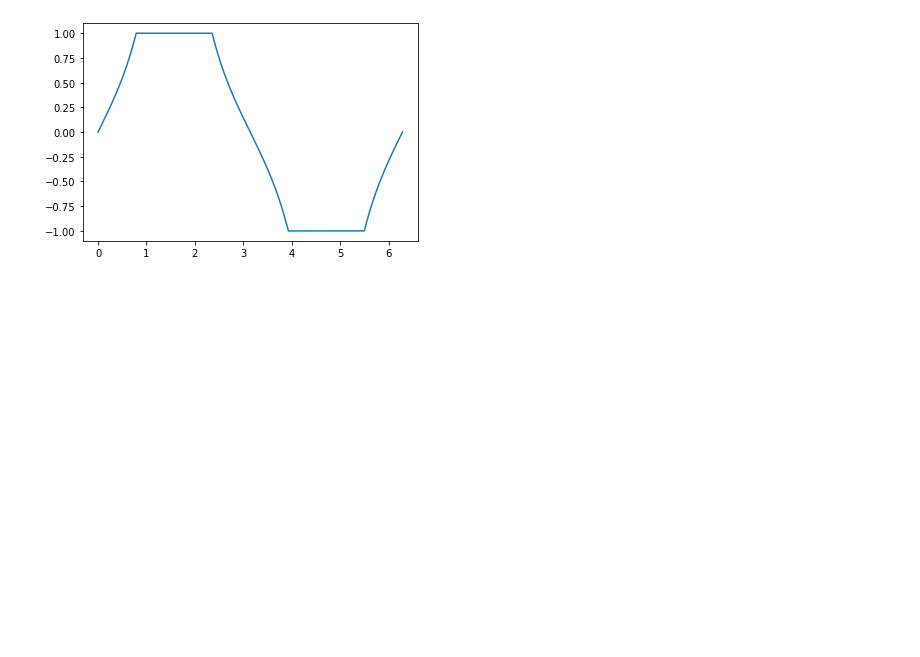
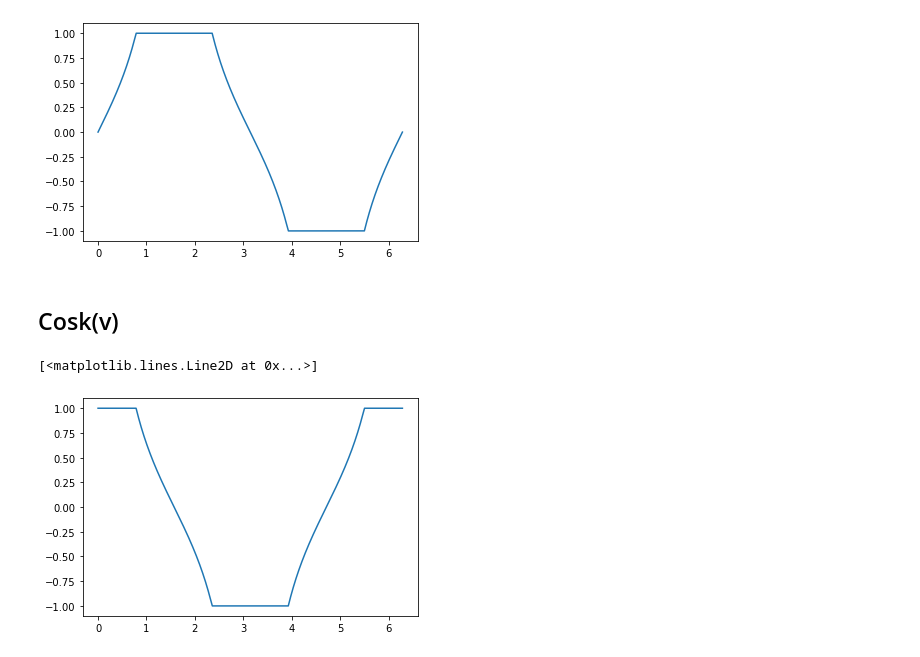
Before and after one commit to jollescott/sinus-kvadraticus, a Jupyter notebook: Sinus Kvadraticus.ipynb, the cells around one changed output. Saved outputs shown, nothing was run; the diff lists cells and outputs as text; code cells hidden in the pictures; blank space fills up the shorter version.

Commit message:
Added Cosk definition

```diff
--- a/Sinus Kvadraticus.ipynb
+++ b/Sinus Kvadraticus.ipynb
@@ -48,3 +48,24 @@ plt.plot(x,y)
 # %% [output]
 [<matplotlib.lines.Line2D at 0x...>]
 [figure]
+# %% [markdown]
+## Cosk(v)
+# %%
+x = np.arange(2*np.pi, step=0.001)
+# %%
+def cosk(v):
+    if v >= ((7*np.pi)/4) or v < (np.pi/4):
+        return 1
+    elif v >= (np.pi/4) and v < ((3*np.pi)/4):
+        return (1/np.tan(v))
+    elif v >= ((3*np.pi)/4) and v < ((5*np.pi)/4):
+        return -1
+    else:
+        return -(1/np.tan(v))
+# %%
+y = [cosk(v) for v in x]
+# %%
+plt.plot(x,y)
+# %% [output]
+[<matplotlib.lines.Line2D at 0x...>]
+[figure, added]
```
